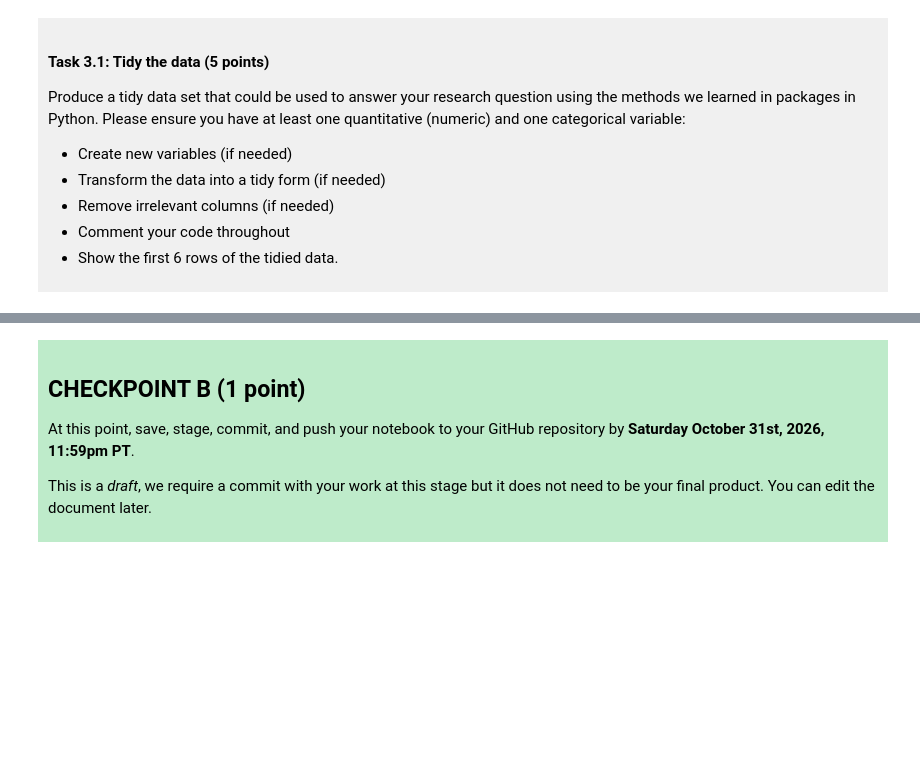
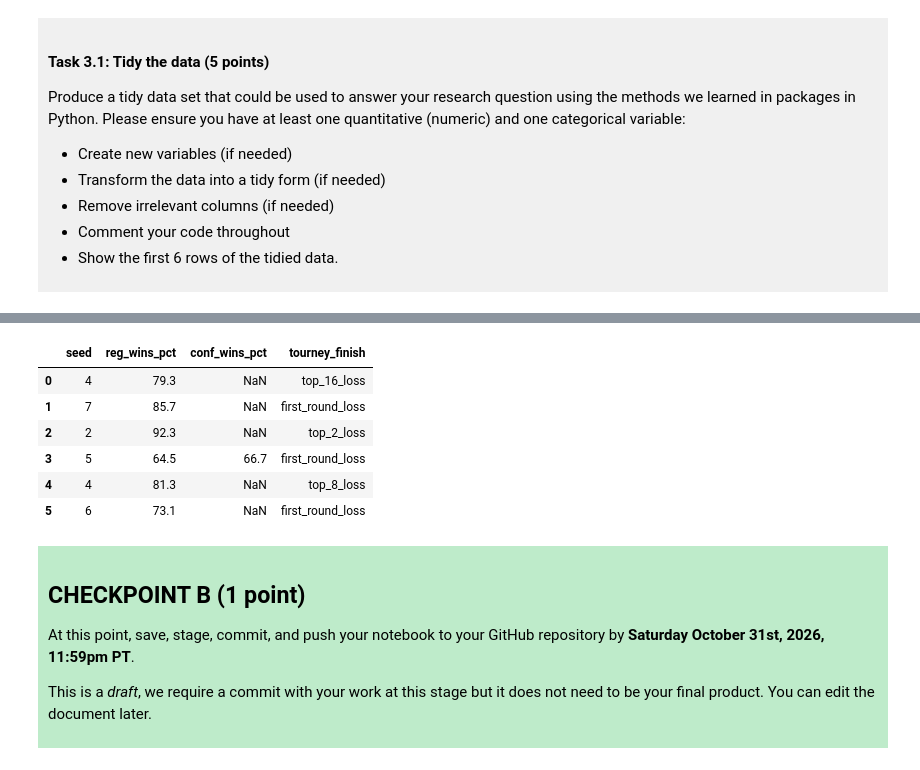
Before and after one commit to echow100/dsci-100-project-emilychow, a Jupyter notebook: dsci-100-project-notebook.ipynb, the cells around one changed output, grey strips where cells are left out. Cells and saved outputs as stored; diff of their text form; code cells hidden in the pictures; blank space fills up the shorter version.

```diff
--- a/dsci-100-project-notebook.ipynb
+++ b/dsci-100-project-notebook.ipynb
@@ -189,5 +221,17 @@ Produce a tidy data set that could be used to answer your research question usin
 # %%
-### EDIT THIS CODE CELL ###
+#select columns of interest
+mar_mad_finalfour = mar_mad[["seed", "reg_wins_pct", "conf_wins_pct", "tourney_finish"]]
+
+#display first 6 rows
+mar_mad_finalfour.head(6)
+# %% [output]
+|  | seed | reg_wins_pct | conf_wins_pct | tourney_finish |
+| 0 | 4 | 79.3 | NaN | top_16_loss |
+| 1 | 7 | 85.7 | NaN | first_round_loss |
+| 2 | 2 | 92.3 | NaN | top_2_loss |
+| 3 | 5 | 64.5 | 66.7 | first_round_loss |
+| 4 | 4 | 81.3 | NaN | top_8_loss |
+| 5 | 6 | 73.1 | NaN | first_round_loss |
 # %% [markdown]
 <div style="background-color: #beebca; padding: 10px;">
 
```
Also changed, not shown: parts of 4 cells of this notebook.
